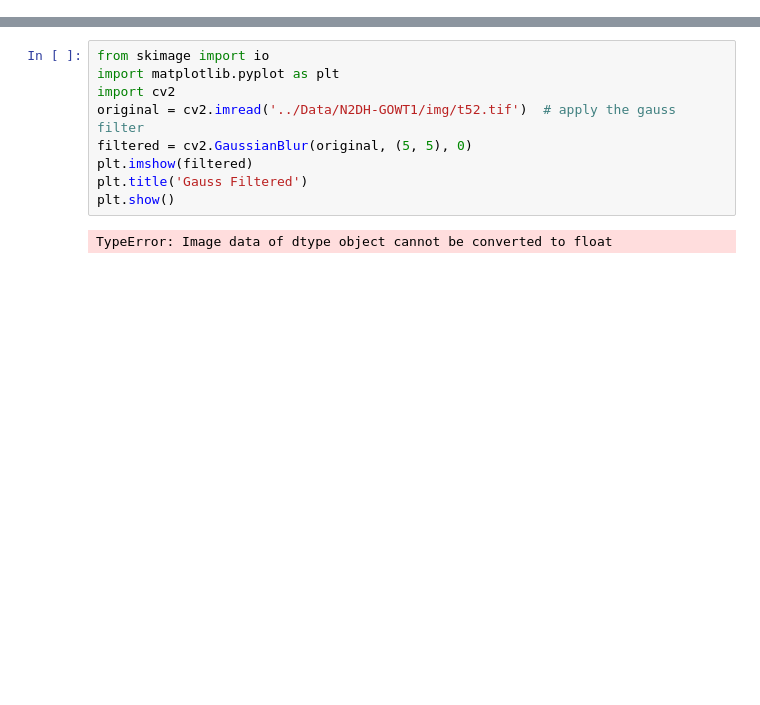
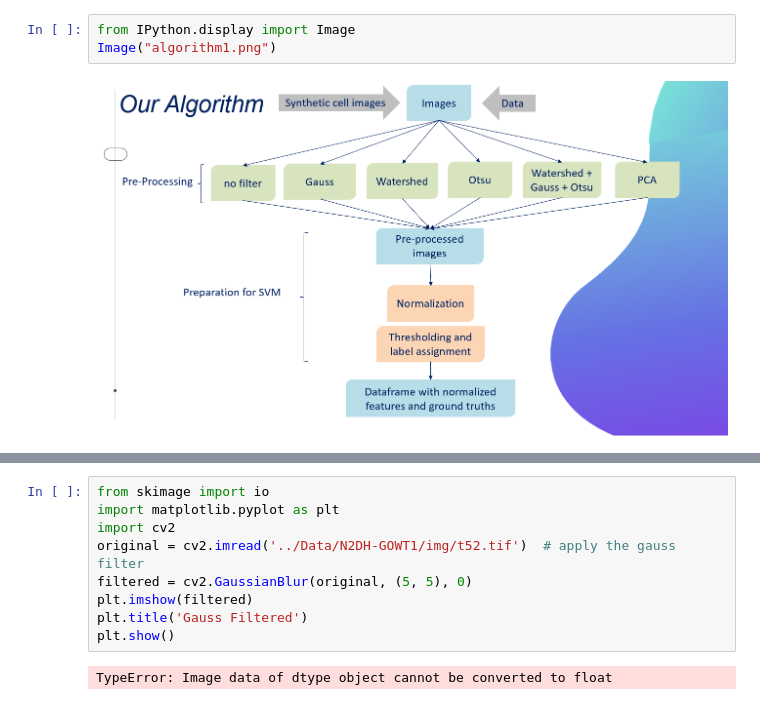
Before and after one commit to datascience-mobi/2021-topic-04-team-05, a Jupyter notebook: Report.ipynb, the cells around one changed output, grey strips where cells are left out. Cells and saved outputs as stored; diff of their text form; blank space fills up the shorter version.

```diff
--- a/Report.ipynb
+++ b/Report.ipynb
@@ -118,0 +106,5 @@ rise to edge position displacement, edges vanishing, and phantom edges (Deng, G.
+# %%
+from IPython.display import Image
+Image("algorithm1.png")
+# %% [output]
+[figure, added]
```
Also changed, not shown: parts of 6 cells of this notebook.
